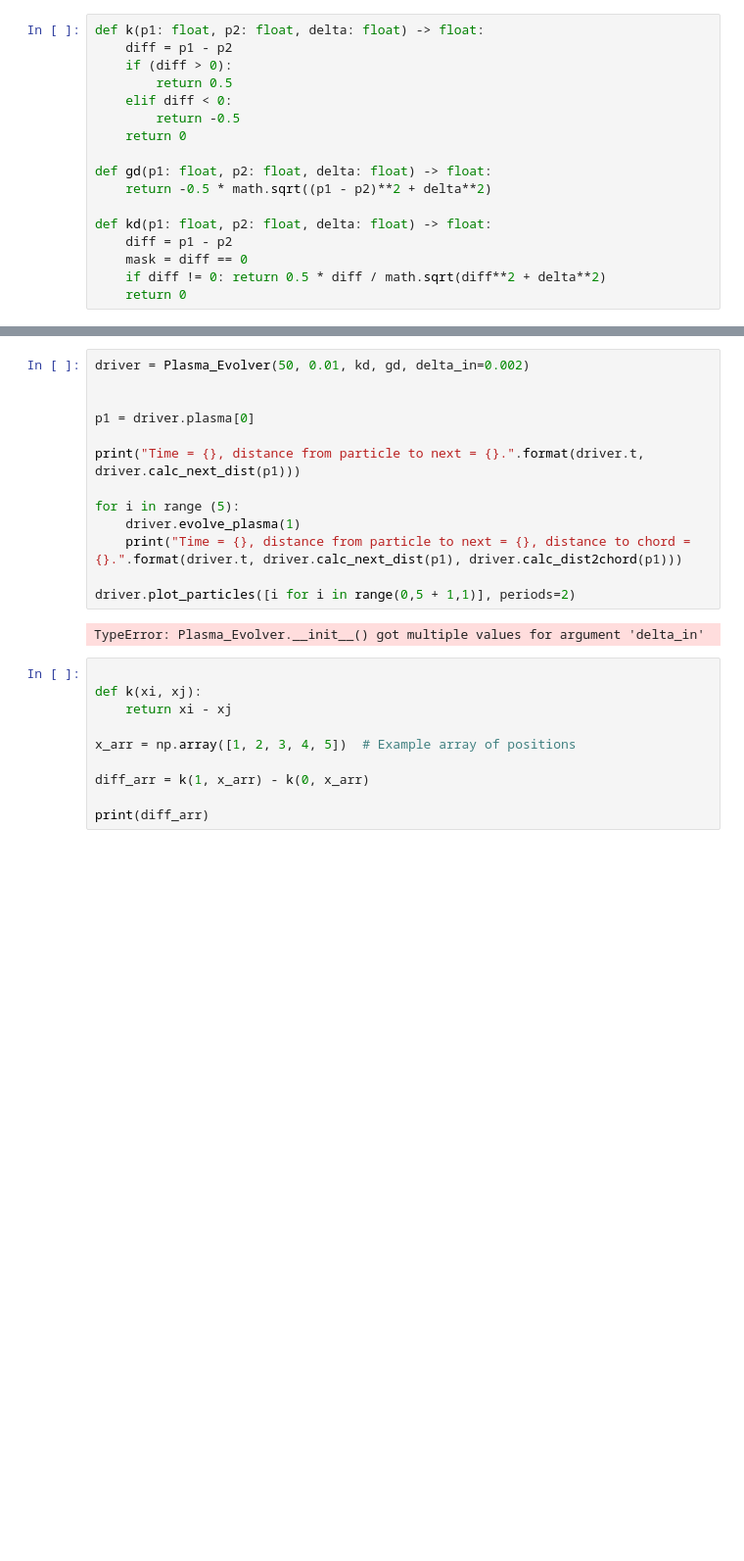
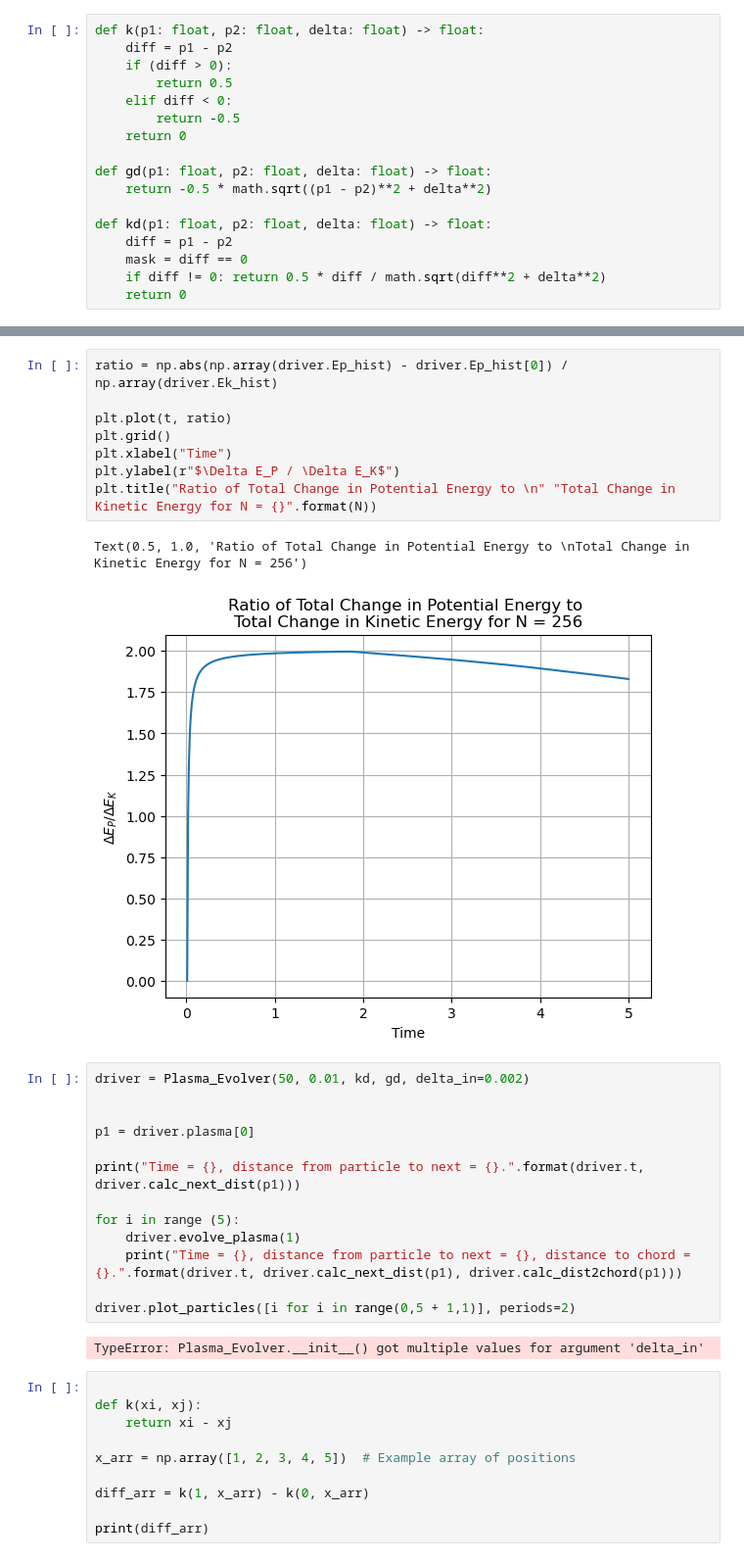
Before and after one commit to horaciomorenom/PlasmaModel, a Jupyter notebook: ColdStream.ipynb, the cells around one changed output, grey strips where cells are left out. Shown at 98% size. Saved outputs shown, nothing was run; the diff lists cells and outputs as text; blank space fills up the shorter version.

```diff
--- a/ColdStream.ipynb
+++ b/ColdStream.ipynb
@@ -558,3 +589,14 @@ TypeError: 'float' object cannot be interpreted as an integer
+# %%
+ratio = np.abs(np.array(driver.Ep_hist) - driver.Ep_hist[0]) / np.array(driver.Ek_hist)
+
+plt.plot(t, ratio)
+plt.grid()
+plt.xlabel("Time")
+plt.ylabel(r"$\Delta E_P / \Delta E_K$")
+plt.title("Ratio of Total Change in Potential Energy to \n" "Total Change in Kinetic Energy for N = {}".format(N))
+# %% [output]
+Text(0.5, 1.0, 'Ratio of Total Change in Potential Energy to \nTotal Change in Kinetic Energy for N = 256')
+[figure, added]
 # %%
 driver = Plasma_Evolver(50, 0.01, kd, gd, delta_in=0.002)
 
```
Also changed, not shown: parts of 5 cells of this notebook, 1 other file.
